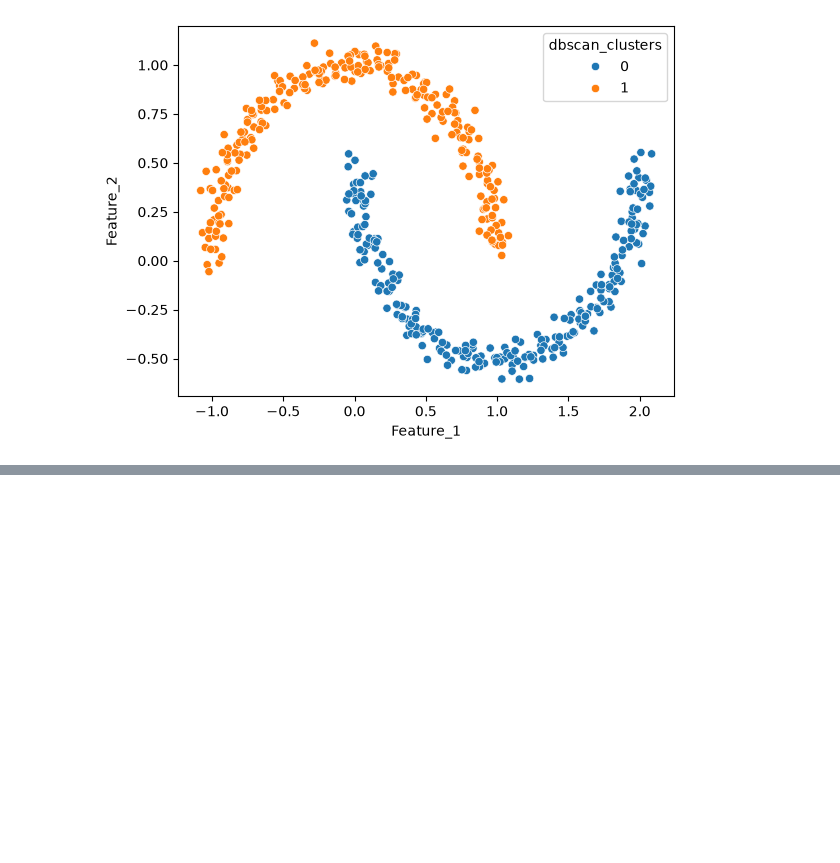
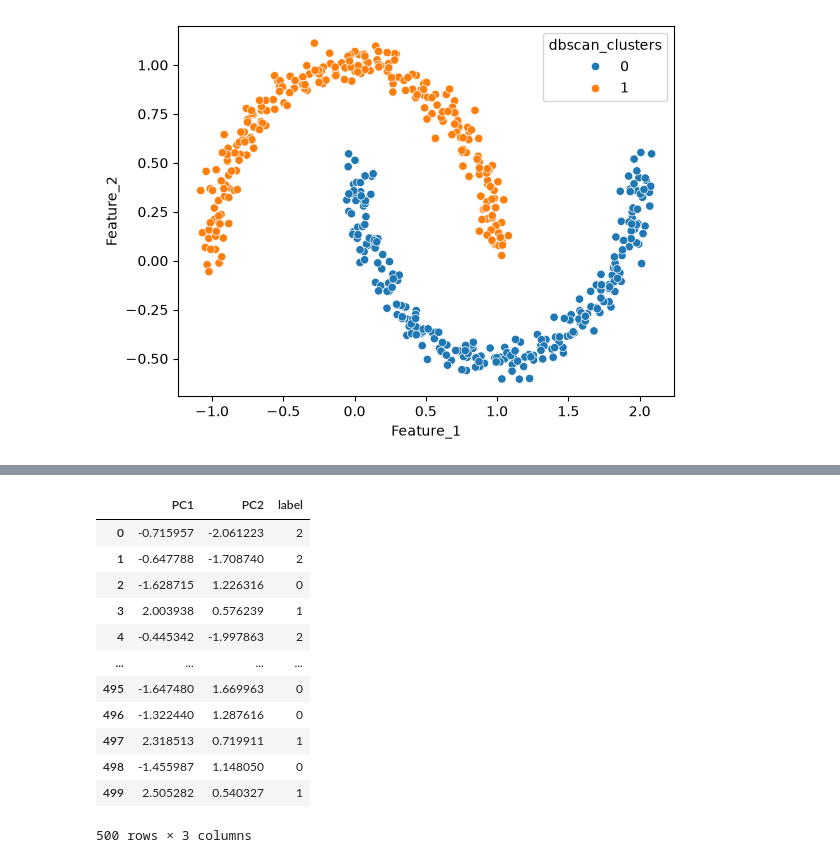
Before and after one commit to rajnikant-coder/ML-learnings-, a Jupyter notebook: unsupervised_learnings.ipynb, the cells around one changed output, grey strips where cells are left out. Saved outputs shown, nothing was run; the diff lists cells and outputs as text; code cells hidden in the pictures; blank space fills up the shorter version.

```diff
--- a/unsupervised_learnings.ipynb
+++ b/unsupervised_learnings.ipynb
@@ -139,0 +166,16 @@ sns.scatterplot(
+# %%
+df_pca
+# %% [output]
+|  | PC1 | PC2 | label |
+| 0 | -0.715957 | -2.061223 | 2 |
+| 1 | -0.647788 | -1.708740 | 2 |
+| 2 | -1.628715 | 1.226316 | 0 |
+| 3 | 2.003938 | 0.576239 | 1 |
+| 4 | -0.445342 | -1.997863 | 2 |
+| ... | ... | ... | ... |
+| 495 | -1.647480 | 1.669963 | 0 |
+| 496 | -1.322440 | 1.287616 | 0 |
+| 497 | 2.318513 | 0.719911 | 1 |
+| 498 | -1.455987 | 1.148050 | 0 |
+| 499 | 2.505282 | 0.540327 | 1 |
+500 rows × 3 columns
```
Also changed, not shown: parts of 10 cells of this notebook.
